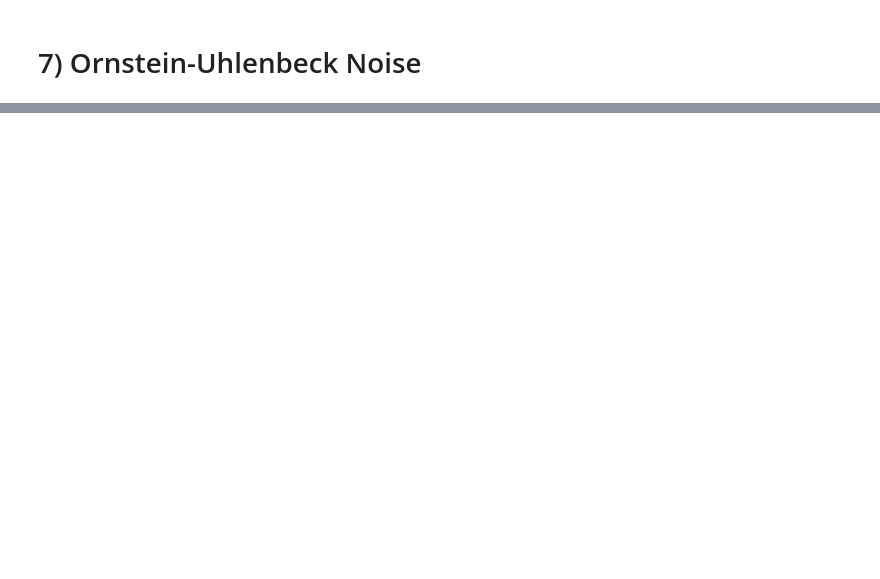
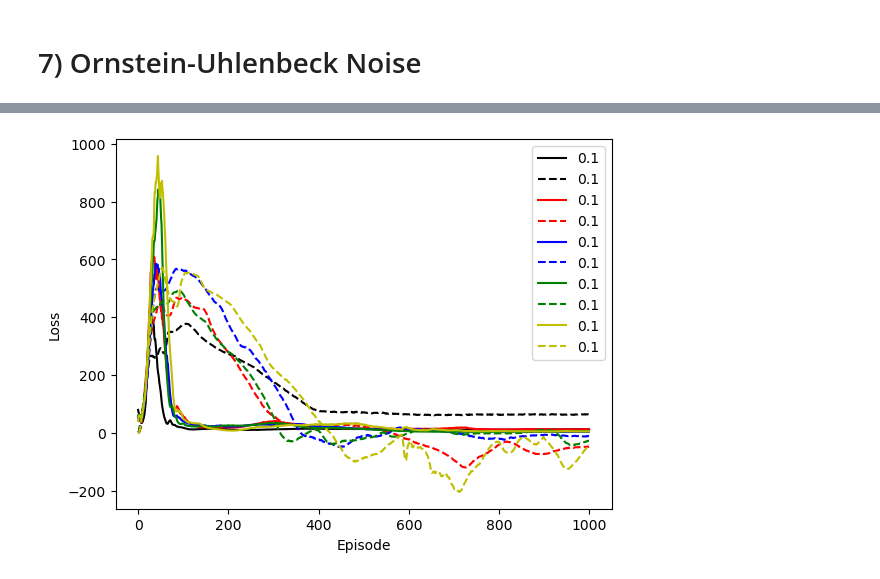
Before and after one commit to francpp/Deep_Deterministic_Policy_Gradient, a Jupyter notebook: DDPG.ipynb, the cells around one changed output, grey strips where cells are left out. Drawn from its saved outputs; the diff is of its cells as text; code cells hidden in the pictures; blank space fills up the shorter version.

```diff
--- a/DDPG.ipynb
+++ b/DDPG.ipynb
@@ -719,10 +680,10 @@ noise_std = 0.3
 tau = 0.1
 THETA = [0.01, 0.1, 0.25, 0.5, 0.75]
 plt.figure()
-colors = ['k', 'r', 'b','g','y']
+colors = ['k', 'r', 'b', 'g', 'y']
 
 for col, theta in zip(colors,THETA):
-    print('theta = ', theta)
+    print('theta =', theta)
     ddpg_agent = DDPGAgent(sigma = noise_std, tau = tau, theta = theta, OUNoise = True)
     max_size = 1e5
     Buffer = ReplayBuffer(max_size = max_size)
@@ -733,7 +694,7 @@ for col, theta in zip(colors,THETA):
     optimizer_Q = torch.optim.Adam(ddpg_agent.Q_network.parameters(), lr = lr)
     optimizer_policy = torch.optim.Adam(ddpg_agent.policy_network.parameters(), lr = lr)
     criterion_Q = torch.nn.MSELoss()
-    num_epochs = 2
+    num_epochs = 1000
     net_dir = 'Models/OU_network/tau_'+str(tau)+'theta_'+str(theta)
 
     if not os.path.exists(net_dir):
@@ -791,3 +752,4 @@ plt.xlabel('Episode')
 plt.ylabel('Loss')
 plt.legend()
 plt.savefig(f'Plots/DDPG_training_OU_{len(history_Q)}.png')
+# %% [output]
@@ -794,2 +773,3 @@ plt.savefig(f'Plots/DDPG_training_OU_{len(history_Q)}.png')
+[figure, added]
 # %%
 tau = 0.1
```
Also changed, not shown: parts of 13 cells of this notebook, 42 other files.
